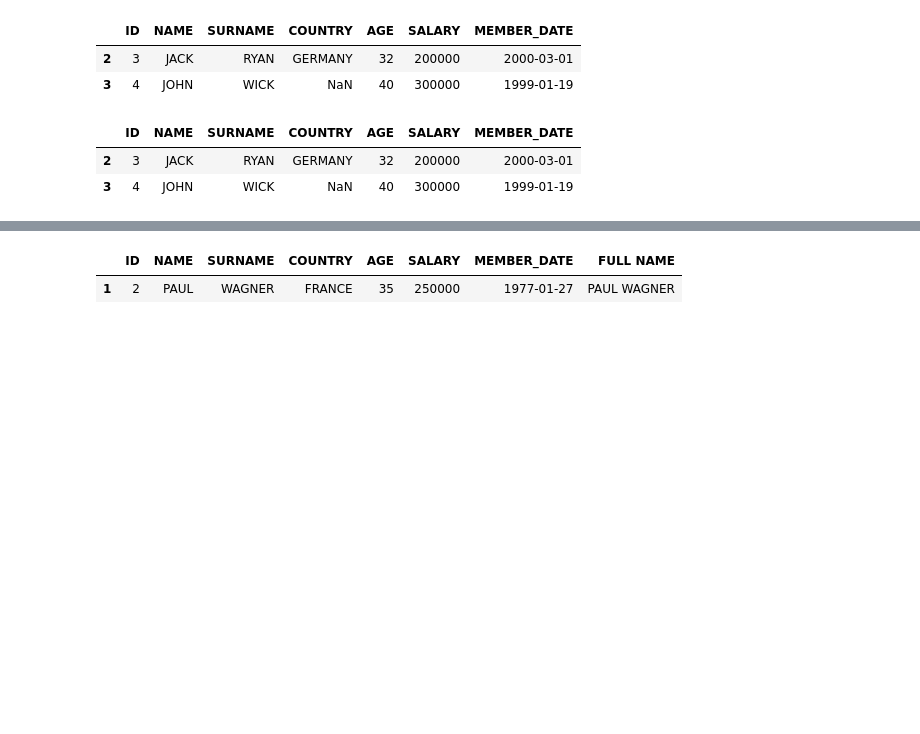
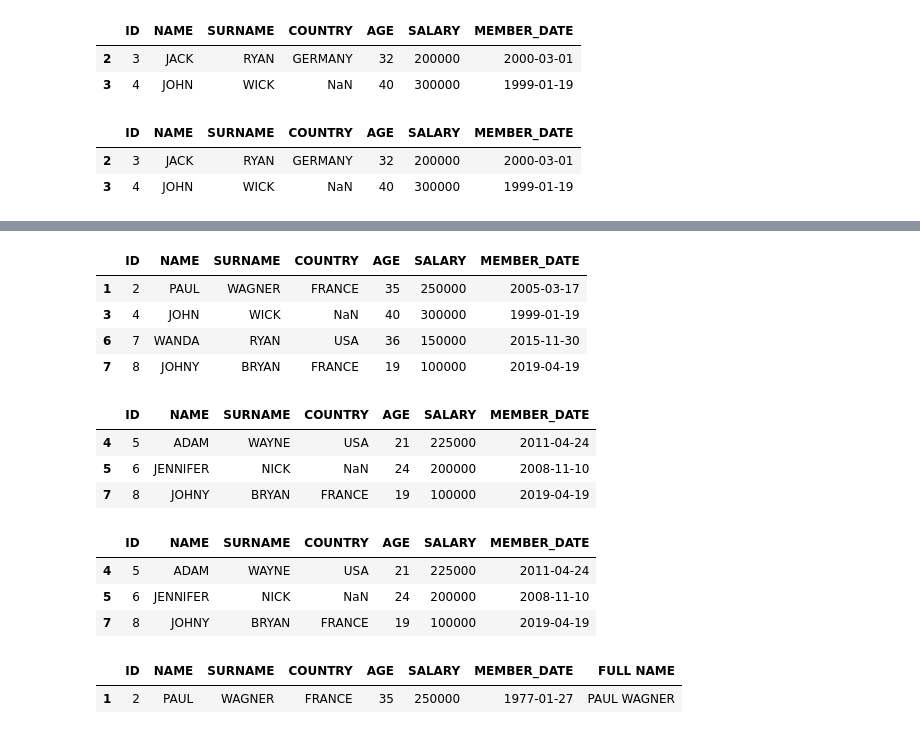
Before and after one commit to egitimplus/helpers, a Jupyter notebook: notebook/filter.ipynb, the cells around one changed output, grey strips where cells are left out. Saved outputs shown, nothing was run; the diff lists cells and outputs as text; code cells hidden in the pictures; blank space fills up the shorter version.

```diff
--- a/notebook/filter.ipynb
+++ b/notebook/filter.ipynb
@@ -340,0 +354,8 @@ df.query("AGE * 2 < @value")
+# %%
+df[(df.NAME > 'JO')]
+# %% [output]
+|  | ID | NAME | SURNAME | COUNTRY | AGE | SALARY | MEMBER_DATE |
+| 1 | 2 | PAUL | WAGNER | FRANCE | 35 | 250000 | 2005-03-17 |
+| 3 | 4 | JOHN | WICK | NaN | 40 | 300000 | 1999-01-19 |
+| 6 | 7 | WANDA | RYAN | USA | 36 | 150000 | 2015-11-30 |
+| 7 | 8 | JOHNY | BRYAN | FRANCE | 19 | 100000 | 2019-04-19 |
@@ -341,3 +364,20 @@ df.query("AGE * 2 < @value")
+# %%
+# SELECT * FROM TABLE WHERE AGE * 2 > 30;
+
+value = 30
+df.query("AGE * 2 < @value")
+# %% [output]
+|  | ID | NAME | SURNAME | COUNTRY | AGE | SALARY | MEMBER_DATE |
+| 4 | 5 | ADAM | WAYNE | USA | 21 | 225000 | 2011-04-24 |
+| 5 | 6 | JENNIFER | NICK | NaN | 24 | 200000 | 2008-11-10 |
+| 7 | 8 | JOHNY | BRYAN | FRANCE | 19 | 100000 | 2019-04-19 |
+# %%
+df[(df.AGE * 2 < value)]
+# %% [output]
+|  | ID | NAME | SURNAME | COUNTRY | AGE | SALARY | MEMBER_DATE |
+| 4 | 5 | ADAM | WAYNE | USA | 21 | 225000 | 2011-04-24 |
+| 5 | 6 | JENNIFER | NICK | NaN | 24 | 200000 | 2008-11-10 |
+| 7 | 8 | JOHNY | BRYAN | FRANCE | 19 | 100000 | 2019-04-19 |
 # %%
 df['FULL NAME'] = df['NAME'] + ' ' + df["SURNAME"]
 
```
Also changed, not shown: parts of 5 cells of this notebook.
